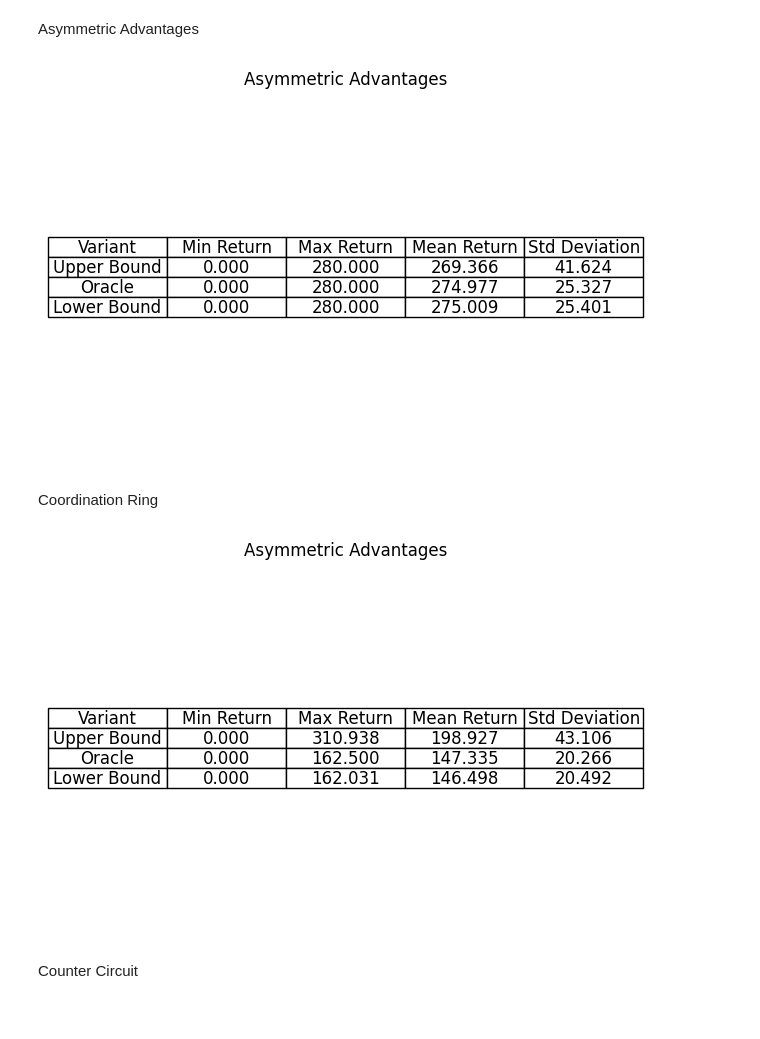
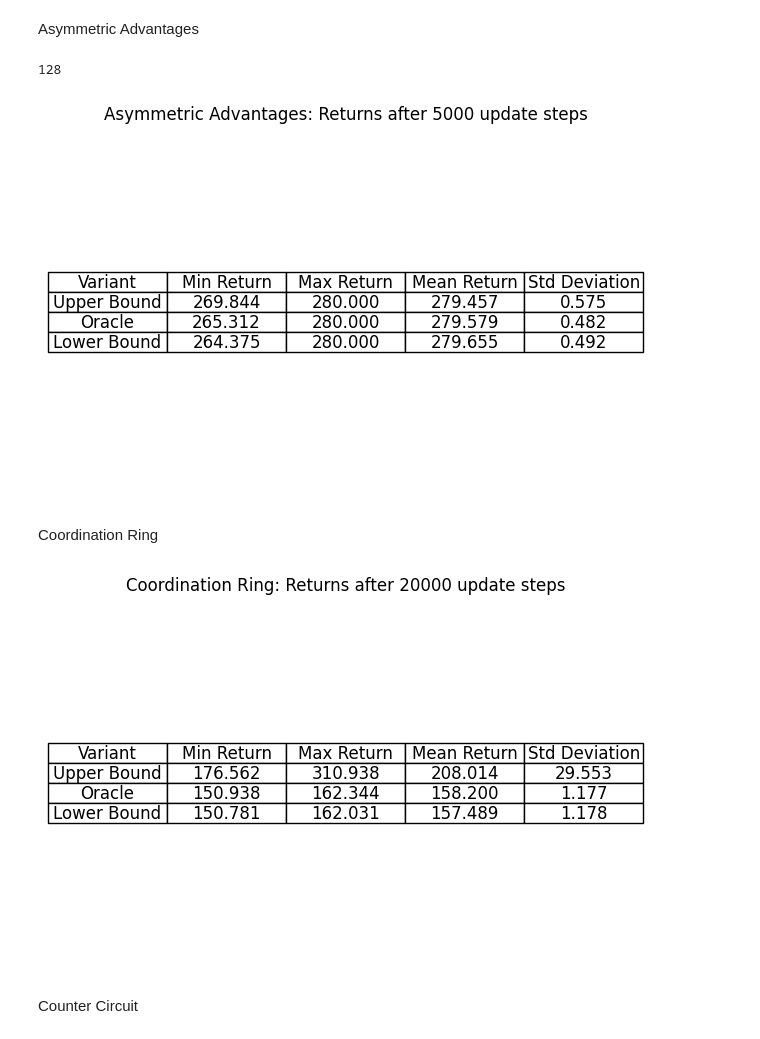
Before and after one commit to sandguine/value-of-intent, a Jupyter notebook: reward_mean_comparisons.ipynb, the cells around one changed output. Cells and saved outputs as stored; diff of their text form; code cells hidden in the pictures.

```diff
--- a/reward_mean_comparisons.ipynb
+++ b/reward_mean_comparisons.ipynb
@@ -693,12 +696,14 @@ plt.show()
+# %%
+update_step_begin = 5000
 # %% [markdown]
 Cramped Room
 # %%
 summary_data_cramped_room = {
     'Variant': ['Upper Bound', 'Oracle', 'Lower Bound'],
-    'Min Return': [ub_returns_cramped_room.min(), op_returns_cramped_room.min(),lb_returns_cramped_room.min()],
-    'Max Return': [ub_returns_cramped_room.max(), op_returns_cramped_room.max(), lb_returns_cramped_room.max()],
-    'Mean Return': [ub_returns_cramped_room.mean(), op_returns_cramped_room.mean(), lb_returns_cramped_room.mean()],
-    'Std Deviation': [ub_returns_cramped_room.std(), op_returns_cramped_room.std(), lb_returns_cramped_room.std()]
+    'Min Return': [ub_returns_cramped_room[:, update_step_begin:].min(), op_returns_cramped_room[:, update_step_begin:].min(),lb_returns_cramped_room[:, update_step_begin:].min()],
+    'Max Return': [ub_returns_cramped_room[:, update_step_begin:].max(), op_returns_cramped_room[:, update_step_begin:].max(), lb_returns_cramped_room[:, update_step_begin:].max()],
+    'Mean Return': [ub_returns_cramped_room[:, update_step_begin:].mean(), op_returns_cramped_room[:, update_step_begin:].mean(), lb_returns_cramped_room[:, update_step_begin:].mean()],
+    'Std Deviation': [ub_returns_cramped_room[:, update_step_begin:].std(), op_returns_cramped_room[:, update_step_begin:].std(), lb_returns_cramped_room[:, update_step_begin:].std()]
 }
 
 summary_df_cramped_room = pd.DataFrame(summary_data_cramped_room)
@@ -720,6 +725,6 @@ table.auto_set_font_size(False)
 table.set_fontsize(12)
 table.scale(1.2, 1.2)
 
-plt.title("Cramped Room")
+plt.title(f"Cramped Room: Returns after {update_step_begin} update steps")
 plt.show()
 # %% [output]
@@ -727,46 +732,50 @@ plt.show()
 # %% [markdown]
 Asymmetric Advantages
 # %%
+print(len(ub_returns_asymm_advantages))
+
 summary_data_asymm_advantages = {
     'Variant': ['Upper Bound', 'Oracle', 'Lower Bound'],
-    'Min Return': [ub_returns_asymm_advantages.min(), op_returns_asymm_advantages.min(),lb_returns_asymm_advantages.min()],
-    'Max Return': [ub_returns_asymm_advantages.max(), op_returns_asymm_advantages.max(), lb_returns_asymm_advantages.max()],
-    'Mean Return': [ub_returns_asymm_advantages.mean(), op_returns_asymm_advantages.mean(), lb_returns_asymm_advantages.mean()],
-    'Std Deviation': [ub_returns_asymm_advantages.std(), op_returns_asymm_advantages.std(), lb_returns_asymm_advantages.std()]
+    'Min Return': [ub_returns_asymm_advantages[:, update_step_begin:].min(), op_returns_asymm_advantages[:, update_step_begin:].min(),lb_returns_asymm_advantages[:, update_step_begin:].min()],
+    'Max Return': [ub_returns_asymm_advantages[:, update_step_begin:].max(), op_returns_asymm_advantages[:, update_step_begin:].max(), lb_returns_asymm_advantages[:, update_step_begin:].max()],
+    'Mean Return': [ub_returns_asymm_advantages[:, update_step_begin:].mean(), op_returns_asymm_advantages[:, update_step_begin:].mean(), lb_returns_asymm_advantages[:, update_step_begin:].mean()],
+    'Std Deviation': [ub_returns_asymm_advantages[:, update_step_begin:].std(), op_returns_asymm_advantages[:, update_step_begin:].std(), lb_returns_asymm_advantages[:, update_step_begin:].std()]
 }
 
 summary_df_asymm_advantages = pd.DataFrame(summary_data_asymm_advantages)
 
 formatted_df_asymm_advantages = summary_df_asymm_advantages.copy()
 for col in formatted_df_asymm_advantages.columns[1:]:
     formatted_df_asymm_advantages[col] = formatted_df_asymm_advantages[col].apply(lambda x: f"{x:.3f}")
 
 fig, ax = plt.subplots()
 ax.axis('tight')
 ax.axis('off')
 table = ax.table(
     cellText=formatted_df_asymm_advantages.values,
     colLabels=formatted_df_asymm_advantages.columns,
     cellLoc='center',
     loc='center'
 )
 table.auto_set_font_size(False)
 table.set_fontsize(12)
 table.scale(1.2, 1.2)
 
-plt.title("Asymmetric Advantages")
+plt.title(f"Asymmetric Advantages: Returns after {update_step_begin} update steps")
 plt.show()
+plt.show()
 # %% [output]
+128
-[figure, old version]
+[figure, new version]
 # %% [markdown]
 Coordination Ring
 # %%
 summary_data_coord_ring = {
     'Variant': ['Upper Bound', 'Oracle', 'Lower Bound'],
-    'Min Return': [ub_returns_coord_ring.min(), op_returns_coord_ring.min(),lb_returns_coord_ring.min()],
-    'Max Return': [ub_returns_coord_ring.max(), op_returns_coord_ring.max(), lb_returns_coord_ring.max()],
-    'Mean Return': [ub_returns_coord_ring.mean(), op_returns_coord_ring.mean(), lb_returns_coord_ring.mean()],
-    'Std Deviation': [ub_returns_coord_ring.std(), op_returns_coord_ring.std(), lb_returns_coord_ring.std()]
+    'Min Return': [ub_returns_coord_ring[:, update_step_begin:].min(), op_returns_coord_ring[:, update_step_begin:].min(),lb_returns_coord_ring[:, update_step_begin:].min()],
+    'Max Return': [ub_returns_coord_ring[:, update_step_begin:].max(), op_returns_coord_ring[:, update_step_begin:].max(), lb_returns_coord_ring[:, update_step_begin:].max()],
+    'Mean Return': [ub_returns_coord_ring[:, update_step_begin:].mean(), op_returns_coord_ring[:, update_step_begin:].mean(), lb_returns_coord_ring[:, update_step_begin:].mean()],
+    'Std Deviation': [ub_returns_coord_ring[:, update_step_begin:].std(), op_returns_coord_ring[:, update_step_begin:].std(), lb_returns_coord_ring[:, update_step_begin:].std()]
 }
 
 summary_df_coord_ring = pd.DataFrame(summary_data_coord_ring)
@@ -788,10 +797,10 @@ table.auto_set_font_size(False)
 table.set_fontsize(12)
 table.scale(1.2, 1.2)
 
-plt.title("Asymmetric Advantages")
+plt.title(f"Coordination Ring: Returns after {update_step_begin} update steps")
 plt.show()
 # %% [output]
-[figure, old version]
+[figure, new version]
 # %% [markdown]
 Counter Circuit
 # %%
```
Also changed, not shown: parts of 5 cells of this notebook, 9 other files.
